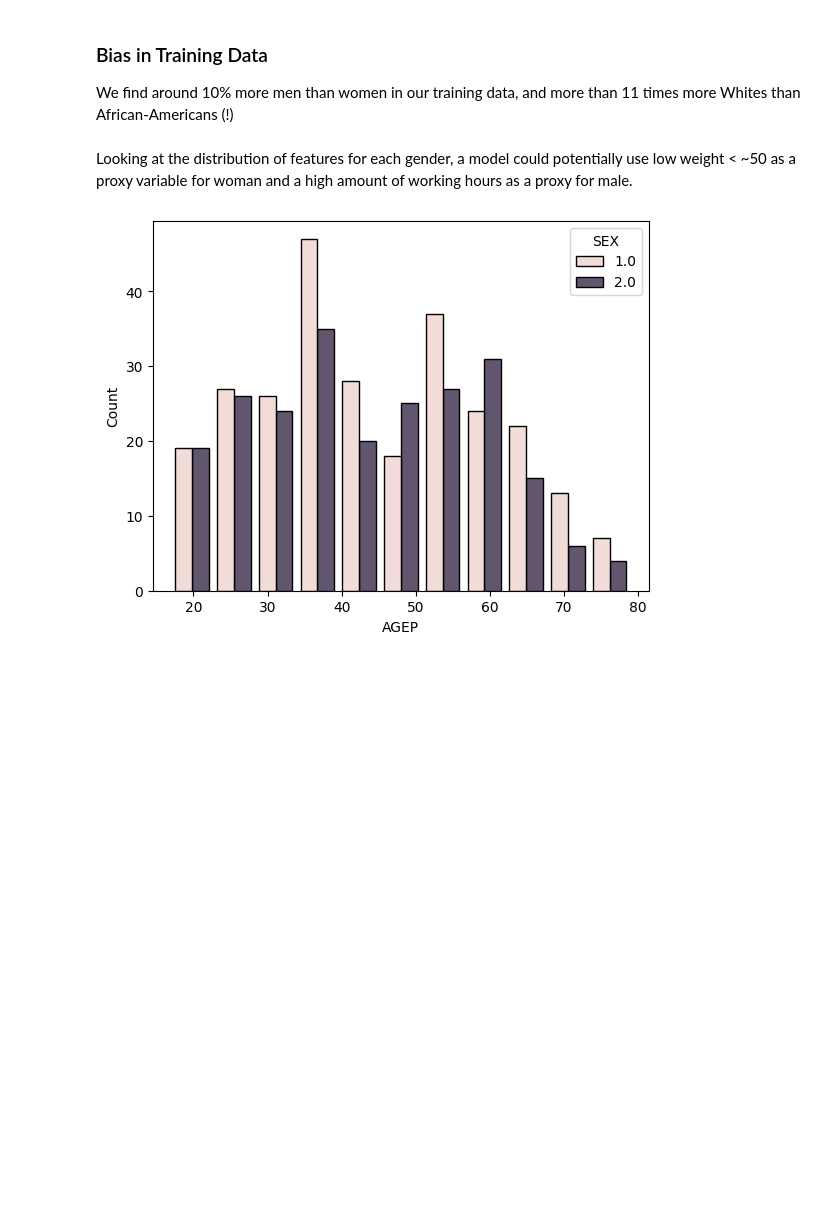
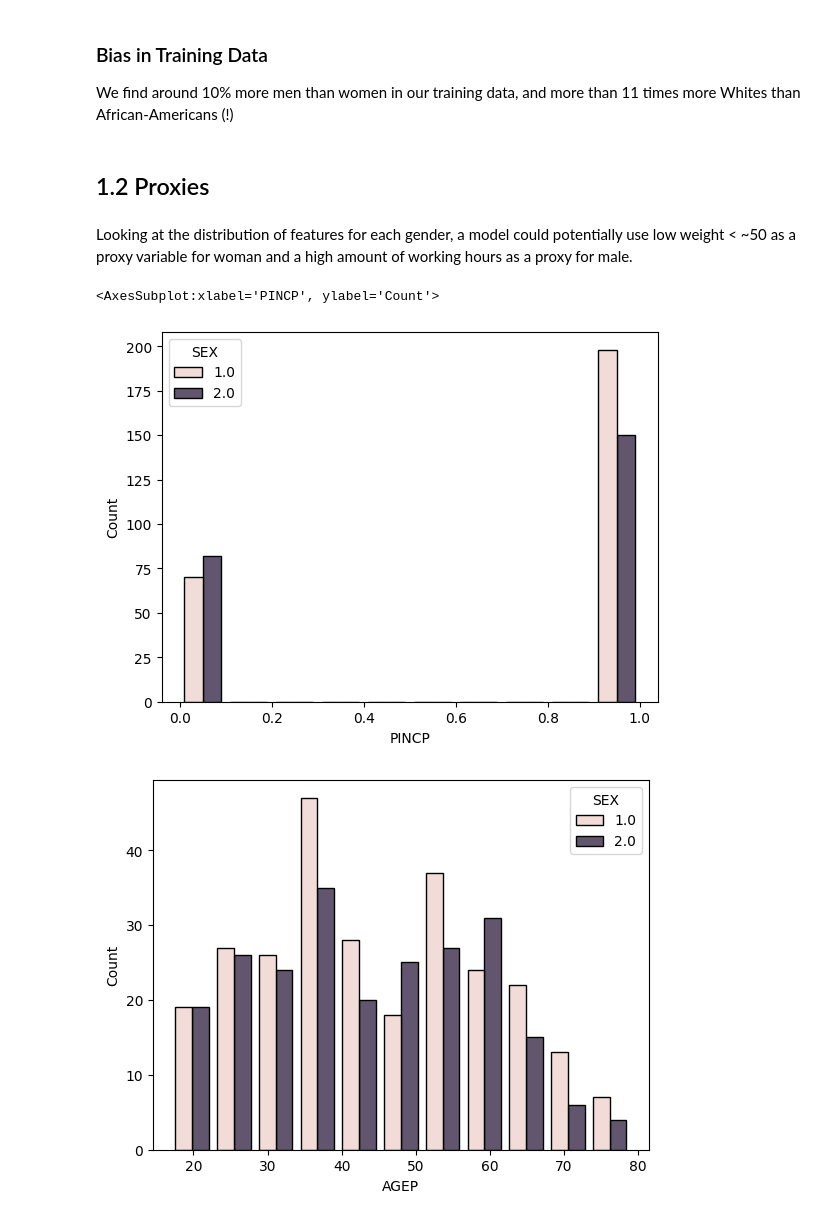
Before and after one commit to Ispanicus/fairness, a Jupyter notebook: alan-assignment-02.ipynb, the cells around one changed output. Cells and saved outputs as stored; diff of their text form; code cells hidden in the pictures; blank space fills up the shorter version.

```diff
--- a/alan-assignment-02.ipynb
+++ b/alan-assignment-02.ipynb
@@ -120,3 +117,10 @@ male_features = X_train.loc[males.index].drop(['SEX'], axis=1)
+# %% [markdown]
+## 1.2 Proxies
 # %% [markdown]
 Looking at the distribution of features for each gender, a model could potentially use low weight < ~50 as a proxy variable for woman and a high amount of working hours as a proxy for male.
+# %%
+sns.histplot(data=X_train.assign(PINCP=y_train), x='PINCP', hue='SEX', multiple="dodge", shrink=0.8)
+# %% [output]
+<AxesSubplot:xlabel='PINCP', ylabel='Count'>
+[figure, added]
 # %%
```
Also changed, not shown: parts of 2 cells of this notebook.
